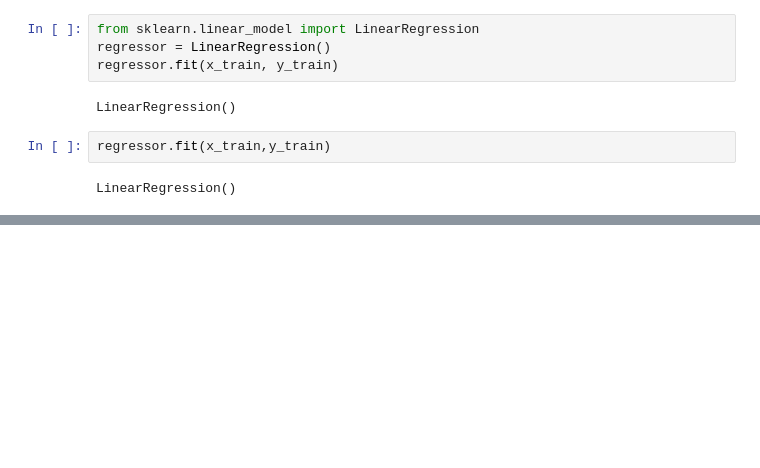
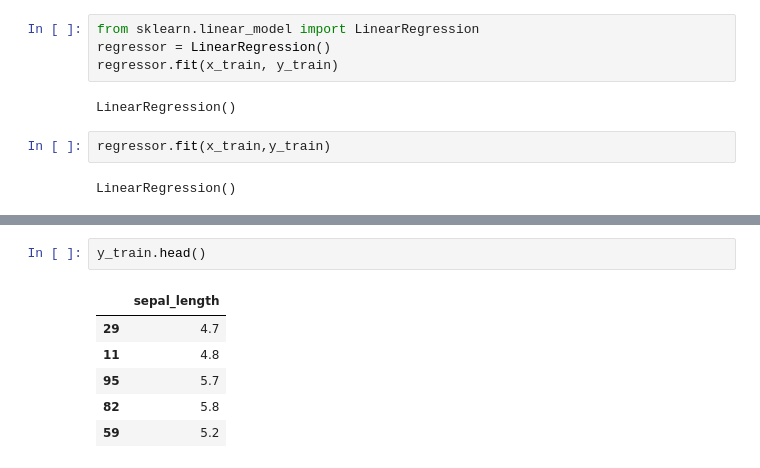
Before and after one commit to rushi751998/Machine-Learning, a Jupyter notebook: linearRegression.ipynb, the cells around one changed output, grey strips where cells are left out. Cells and saved outputs as stored; diff of their text form; blank space fills up the shorter version.

```diff
--- a/linearRegression.ipynb
+++ b/linearRegression.ipynb
@@ -34,0 +138,9 @@ LinearRegression()
+# %%
+y_train.head()
+# %% [output]
+|  | sepal_length |
+| 29 | 4.7 |
+| 11 | 4.8 |
+| 95 | 5.7 |
+| 82 | 5.8 |
+| 59 | 5.2 |
```
Also changed, not shown: parts of 29 cells of this notebook, 1 other file.
